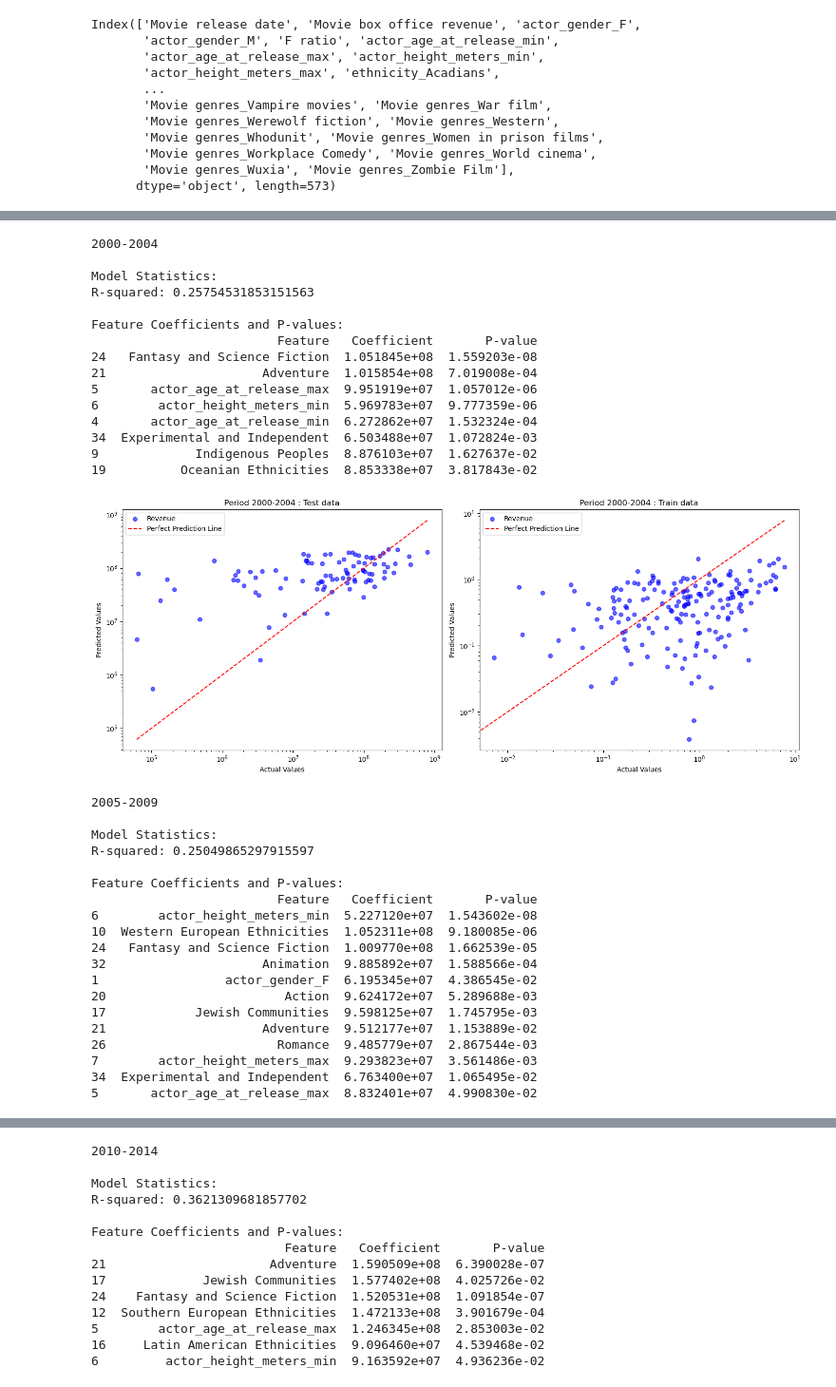
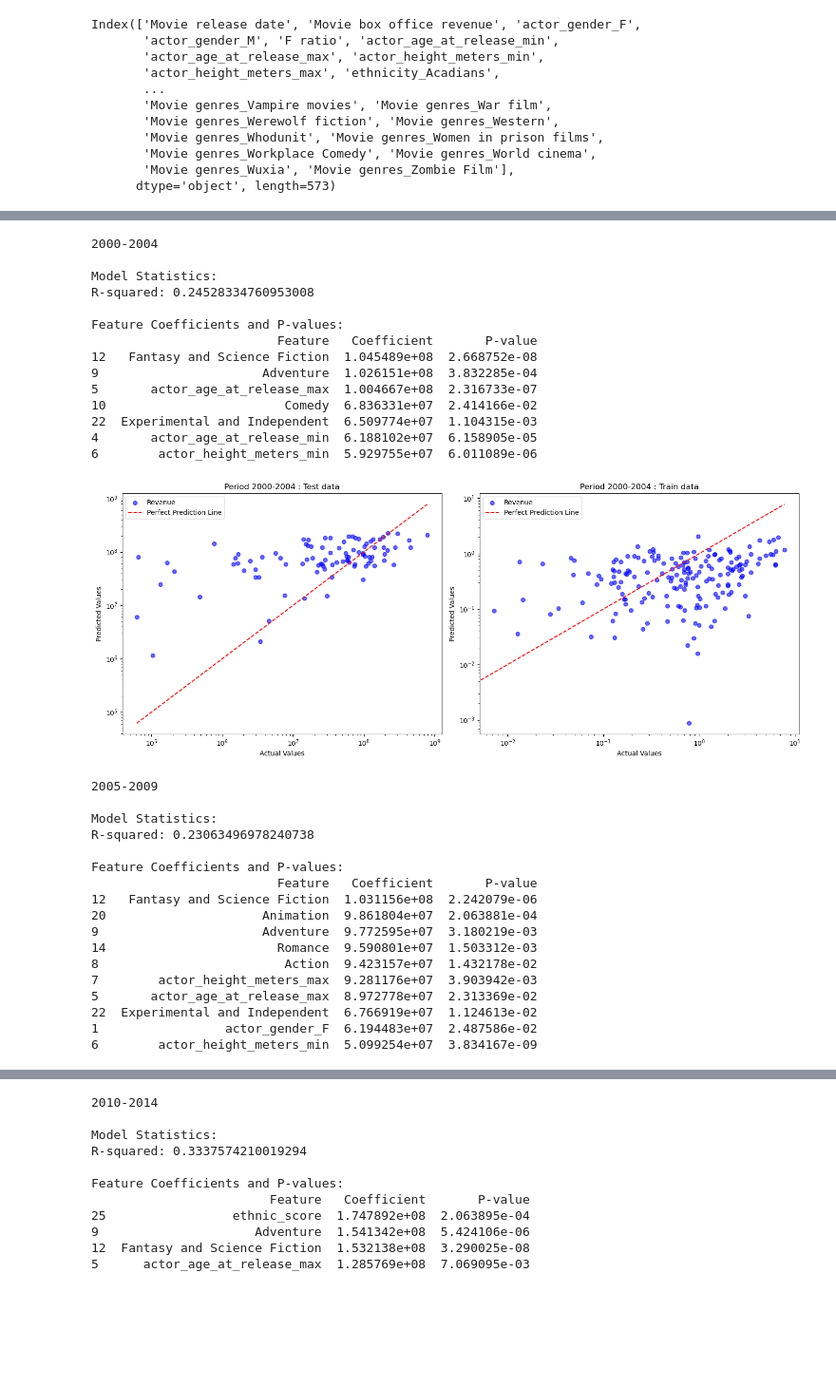
Before and after one commit to epfl-ada/ada-2024-project-insightmasters24, a Jupyter notebook: regression.ipynb, the cells around one changed output, grey strips where cells are left out. Shown at 95% size. Cells and saved outputs as stored; diff of their text form; code cells hidden in the pictures; blank space fills up the shorter version.

```diff
--- a/regression.ipynb
+++ b/regression.ipynb
@@ -372,6 +372,7 @@ for category, genres in genre_mapping.items():
         df[category] = df[existing_columns].sum(axis=1)
         df[category] = df[category].apply(lambda x: 1 if x > 1 else x)
 
+df['ethnic_score'] = df[ethnicity_mapping.keys()].sum(axis=1)
 
 # Drop the original ethnicity columns
 df = df.drop(columns=ethnicity_columns, axis=1)
@@ -392,6 +393,7 @@ Dataset with grouped ethnicity-genre columns:
 #We sort the movies by movie release date:
 df = df.sort_values(by="Movie release date")
 # %%
+##Linear Regression model
 from sklearn.model_selection import train_test_split
 from sklearn.preprocessing import StandardScaler, PolynomialFeatures
 from sklearn.linear_model import Ridge
@@ -407,7 +409,7 @@ period_counts = df['period'].value_counts().sort_index()
 # Print periods with more than 500 movies
 valid_periods = period_counts[period_counts > 500].index
 
-features_of_interest = {}  # Initialize as dictionary instead of pd.dataframe
+features_of_interest = {}  # Initialize as dictionary
 
 
 # For each valid period, run a separate regression
@@ -416,7 +418,10 @@ for period in valid_periods:
     period_data = df[df['period'] == period]
 
     # Split data
-    X = period_data.drop(["Movie box office revenue", "period", "Movie release date"], axis=1)
+    X = period_data.drop(["Movie box office revenue", "period", "Movie release date", "African Ethnicities","Indigenous Peoples", "Western European Ethnicities",
+                          "Northern European Ethnicities", "Southern European Ethnicities", "Eastern European Ethnicities",
+                           "Asian Ethnicities", "Middle Eastern and Arab Ethnicities","Latin American Ethnicities", "Jewish Communities", "American Ethnicities",
+                            "Oceanian Ethnicities"], axis=1)
     y = period_data["Movie box office revenue"]
     xtrain, xtest, ytrain, ytest = train_test_split(X, y, test_size=0.1, random_state=42, shuffle=True)
 
@@ -429,7 +434,7 @@ for period in valid_periods:
     ytrain = y_scaler.fit_transform(ytrain.values.reshape(-1, 1)).ravel()
 
     # Fit model
-    #model = Ridge(alpha=100.0)
+    model = Ridge(alpha=100.0)
     model.fit(xtrain, ytrain)
 
     # Predict and inverse transform
@@ -471,7 +476,7 @@ for period in valid_periods:
     })
 
     # Sort by absolute coefficient value
-    coef_df['Abs_Coefficient'] = abs(coef_df['Coefficient'])
+    coef_df['Abs_Coefficient'] = coef_df['Coefficient']
     coef_df = coef_df.sort_values('Abs_Coefficient', ascending=False)
     coef_df = coef_df.drop('Abs_Coefficient', axis=1)
 
@@ -479,6 +484,7 @@ for period in valid_periods:
     significant_features = coef_df[coef_df['P-value'] < 0.05]
     significant_features = significant_features[significant_features['Feature'] != 'const']
     # Inverse transform the coefficients to get them back to original scale
+    # Corrected to use x_scaler for inverse transform
     significant_features['Coefficient'] = y_scaler.inverse_transform(significant_features['Coefficient'].values.reshape(-1, 1)).ravel()
     features_of_interest[period] = significant_features  # Store in dictionary
 
@@ -550,35 +553,32 @@ Feature Coefficients and P-values:
 2000-2004
 
 Model Statistics:
-R-squared: 0.25754531853151563
+R-squared: 0.24528334760953008
 
 Feature Coefficients and P-values:
                          Feature   Coefficient       P-value
-24   Fantasy and Science Fiction  1.051845e+08  1.559203e-08
-21                     Adventure  1.015854e+08  7.019008e-04
-5       actor_age_at_release_max  9.951919e+07  1.057012e-06
-6        actor_height_meters_min  5.969783e+07  9.777359e-06
-4       actor_age_at_release_min  6.272862e+07  1.532324e-04
-34  Experimental and Independent  6.503488e+07  1.072824e-03
-9             Indigenous Peoples  8.876103e+07  1.627637e-02
-19          Oceanian Ethnicities  8.853338e+07  3.817843e-02
+12   Fantasy and Science Fiction  1.045489e+08  2.668752e-08
+9                      Adventure  1.026151e+08  3.832285e-04
+5       actor_age_at_release_max  1.004667e+08  2.316733e-07
+10                        Comedy  6.836331e+07  2.414166e-02
+22  Experimental and Independent  6.509774e+07  1.104315e-03
+4       actor_age_at_release_min  6.188102e+07  6.158905e-05
+6        actor_height_meters_min  5.929755e+07  6.011089e-06
-[figure, old version]
+[figure, new version]
 2005-2009
 
 Model Statistics:
-R-squared: 0.25049865297915597
+R-squared: 0.23063496978240738
 
 Feature Coefficients and P-values:
                          Feature   Coefficient       P-value
-6        actor_height_meters_min  5.227120e+07  1.543602e-08
-10  Western European Ethnicities  1.052311e+08  9.180085e-06
-24   Fantasy and Science Fiction  1.009770e+08  1.662539e-05
-32                     Animation  9.885892e+07  1.588566e-04
-1                 actor_gender_F  6.195345e+07  4.386545e-02
-20                        Action  9.624172e+07  5.289688e-03
-17            Jewish Communities  9.598125e+07  1.745795e-03
-21                     Adventure  9.512177e+07  1.153889e-02
-26                       Romance  9.485779e+07  2.867544e-03
-7        actor_height_meters_max  9.293823e+07  3.561486e-03
-34  Experimental and Independent  6.763400e+07  1.065495e-02
-5       actor_age_at_release_max  8.832401e+07  4.990830e-02
+12   Fantasy and Science Fiction  1.031156e+08  2.242079e-06
+20                     Animation  9.861804e+07  2.063881e-04
+9                      Adventure  9.772595e+07  3.180219e-03
+14                       Romance  9.590801e+07  1.503312e-03
+8                         Action  9.423157e+07  1.432178e-02
+7        actor_height_meters_max  9.281176e+07  3.903942e-03
+5       actor_age_at_release_max  8.972778e+07  2.313369e-02
+22  Experimental and Independent  6.766919e+07  1.124613e-02
+1                 actor_gender_F  6.194483e+07  2.487586e-02
+6        actor_height_meters_min  5.099254e+07  3.834167e-09
@@ -586,14 +586,11 @@ Feature Coefficients and P-values:
 2010-2014
 
 Model Statistics:
-R-squared: 0.3621309681857702
+R-squared: 0.3337574210019294
 
 Feature Coefficients and P-values:
-                          Feature   Coefficient       P-value
-21                      Adventure  1.590509e+08  6.390028e-07
-17             Jewish Communities  1.577402e+08  4.025726e-02
-24    Fantasy and Science Fiction  1.520531e+08  1.091854e-07
-12  Southern European Ethnicities  1.472133e+08  3.901679e-04
-5        actor_age_at_release_max  1.246345e+08  2.853003e-02
-16     Latin American Ethnicities  9.096460e+07  4.539468e-02
-6         actor_height_meters_min  9.163592e+07  4.936236e-02
+                        Feature   Coefficient       P-value
+25                 ethnic_score  1.747892e+08  2.063895e-04
+9                     Adventure  1.541342e+08  5.424106e-06
+12  Fantasy and Science Fiction  1.532138e+08  3.290025e-08
+5      actor_age_at_release_max  1.285769e+08  7.069095e-03
```
Also changed, not shown: parts of 8 cells of this notebook.
